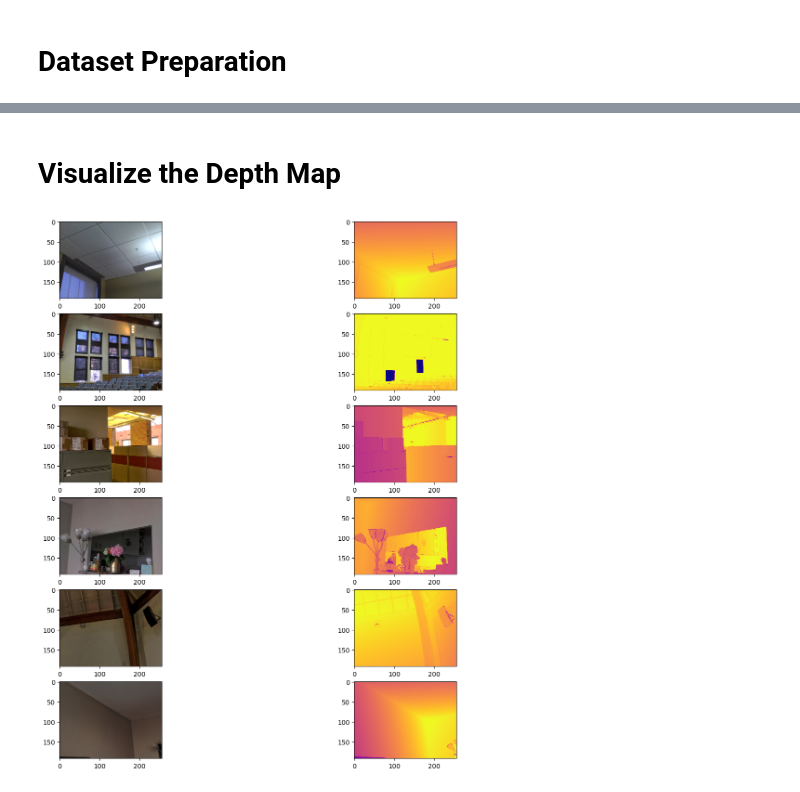
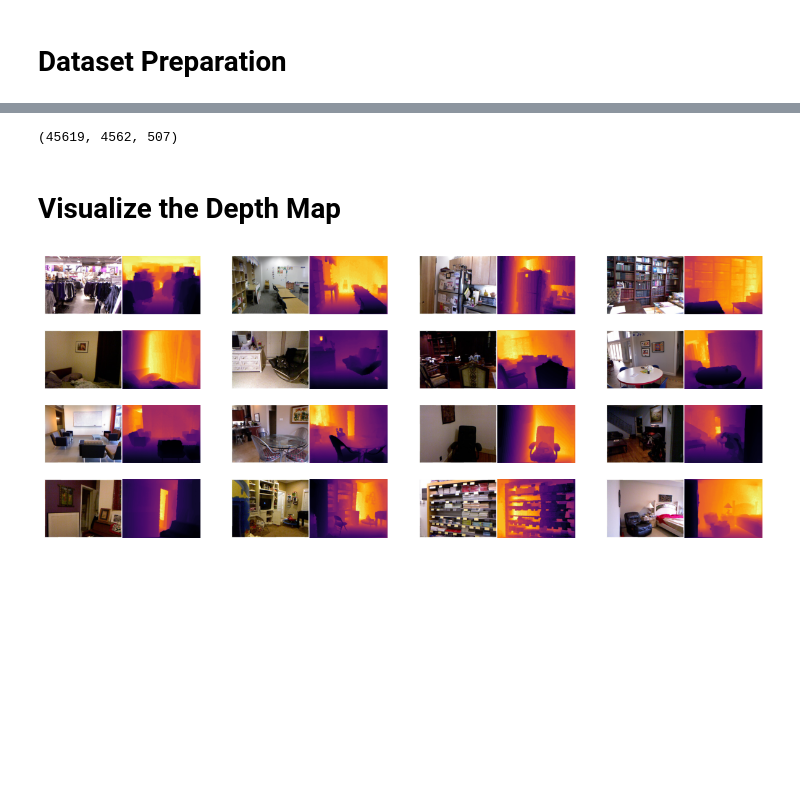
Before and after one commit to Briiad/UNet-MobiletV3, a Jupyter notebook: main.ipynb, the cells around one changed output, grey strips where cells are left out. Saved outputs shown, nothing was run; the diff lists cells and outputs as text; code cells hidden in the pictures; blank space fills up the shorter version.

```diff
--- a/main.ipynb
+++ b/main.ipynb
@@ -120,0 +69,10 @@ df.head()
+# %%
+train_csv = "./data/nyu2_train.csv"
+train_ims_path = "./data/nyu2_train_images/"
+base_path = "./"
+# %%
+df = pd.read_csv(train_csv, header=None)
+df[0] = df[0].map(lambda x: os.path.join(base_path, x))
+df[1] = df[1].map(lambda x: os.path.join(base_path, x))
+
+df.head()
@@ -121,30 +86,43 @@ df.head()
+# %%
+train_df, val_df = train_test_split(df,test_size=0.1,shuffle=True)
+val_df, test_df = train_test_split(val_df, test_size=0.1,shuffle=True)
+train_df.reset_index(drop=True,inplace=True)
+val_df.reset_index(drop=True,inplace=True)
+test_df.reset_index(drop=True,inplace=True)
+len(train_df),len(val_df), len(test_df)
+# %% [output]
+(45619, 4562, 507)
 # %% [markdown]
 # Visualize the Depth Map
-# %%
-# Load the dataset
-def visualize_depth_map(samples, test=False, model=None):
-    input, target = samples
-    cmap = plt.cm.plasma
-    cmap.set_bad(color="black")
-
-    if test:
-        pred = model.predict(input)
-        fig, ax = plt.subplots(6, 3, figsize=(50, 50))
-        for i in range(6):
-            ax[i, 0].imshow((input[i].squeeze()))
-            ax[i, 1].imshow((target[i].squeeze()), cmap=cmap)
-            ax[i, 2].imshow((pred[i].squeeze()), cmap=cmap)
-
-    else:
-        fig, ax = plt.subplots(6, 2, figsize=(15, 15))
-        for i in range(6):
-            ax[i, 0].imshow((input[i].squeeze()))
-            ax[i, 1].imshow((target[i].squeeze()), cmap=cmap)
-
-
-visualize_samples = next(
-    iter(DataGenerator(data=df, batch_size=6))
-)
-visualize_depth_map(visualize_samples)
-# %% [output]
-[figure, removed]
+# %%
+def colored_depthmap(depth, d_min=None, d_max=None,cmap=plt.cm.inferno):
+    if d_min is None:
+        d_min = np.min(depth)
+    if d_max is None:
+        d_max = np.max(depth)
+    depth_relative = (depth - d_min) / (d_max - d_min)
+    return 255 * cmap(depth_relative)[:,:,:3] # H, W, C
+
+def merge_into_row(input, depth_target):
+    input = np.array(input)
+    depth_target = np.squeeze(np.array(depth_target))
+
+    d_min = np.min(depth_target)
+    d_max = np.max(depth_target)
+    depth_target_col = colored_depthmap(depth_target, d_min, d_max)
+    img_merge = np.hstack([input, depth_target_col])
+
+    return img_merge
+
+plt.figure(figsize=(15, 6))
+for i, idx in enumerate(np.random.randint(0,len(df),(16,))):
+    ax = plt.subplot(4, 4, i + 1)
+    image = Image.open(df.iloc[idx,0]).convert('RGB')
+    mask = Image.open(df.iloc[idx,1]).convert('L')
+    image_viz = merge_into_row(
+        image,mask
+    )
+    plt.imshow(image_viz.astype("uint8"))
+    plt.axis("off")
+# %% [output]
+[figure, added]
```
Also changed, not shown: parts of 15 cells of this notebook, 3 other files.
